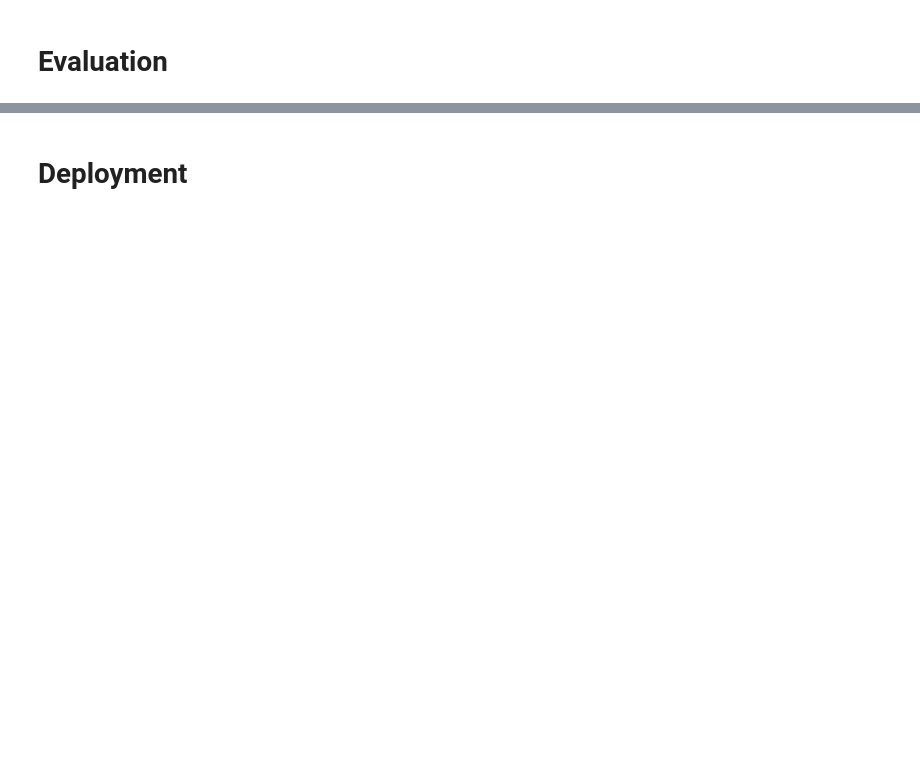
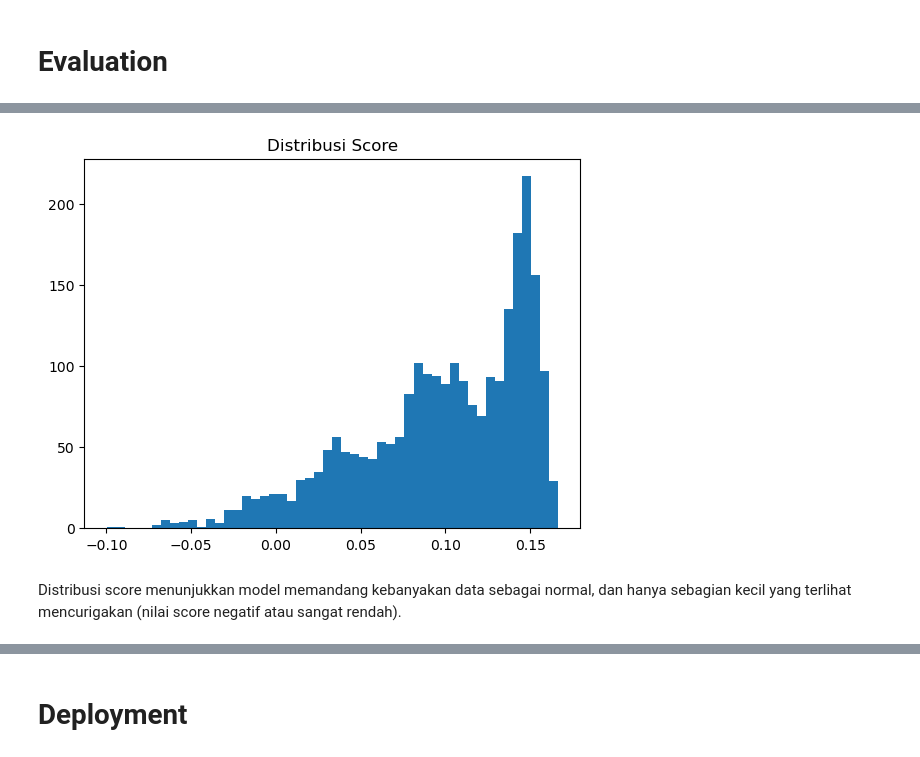
Before and after one commit to TurmaeUrsorum/zenitra-project-transaction-fraud, a Jupyter notebook: notebooks/Zenitra_Project.ipynb, the cells around one changed output, grey strips where cells are left out. Cells and saved outputs as stored; diff of their text form; code cells hidden in the pictures; blank space fills up the shorter version.

```diff
--- a/notebooks/Zenitra_Project.ipynb
+++ b/notebooks/Zenitra_Project.ipynb
@@ -822,0 +977,10 @@ plt.show()
+# %%
+from sklearn.ensemble import IsolationForest
+
+model = IsolationForest(
+    n_estimators=100,        # jumlah tree
+    contamination=0.05,     # estimasi persen data yang anomali (misal 5%)
+    random_state=42
+)
+
+model.fit(df_merged)
@@ -822,0 +989,6 @@ plt.show()
+# %%
+scores = model.decision_function(df_merged)  # semakin kecil → semakin anomali
+labels = model.predict(df_merged)            # 1 = normal, -1 = anomali
+# %%
+df_merged["score"] = scores
+df_merged["label"] = labels
@@ -822,0 +1008,2 @@ plt.show()
+# %%
+df_merged["is_fraud"] = df_merged["label"].apply(lambda x: 1 if x == -1 else 0)
@@ -823,2 +1029,9 @@ plt.show()
 # %% [markdown]
 # **Evaluation**
+# %%
+import matplotlib.pyplot as plt
+
+plt.hist(df_merged["score"], bins=50)
+plt.title("Distribusi Score")
+plt.show()
+# %% [output]
@@ -824,0 +1039,3 @@ plt.show()
+[figure, added]
+# %% [markdown]
+Distribusi score menunjukkan model memandang kebanyakan data sebagai normal, dan hanya sebagian kecil yang terlihat mencurigakan (nilai score negatif atau sangat rendah).
```
Also changed, not shown: parts of 32 cells of this notebook.
